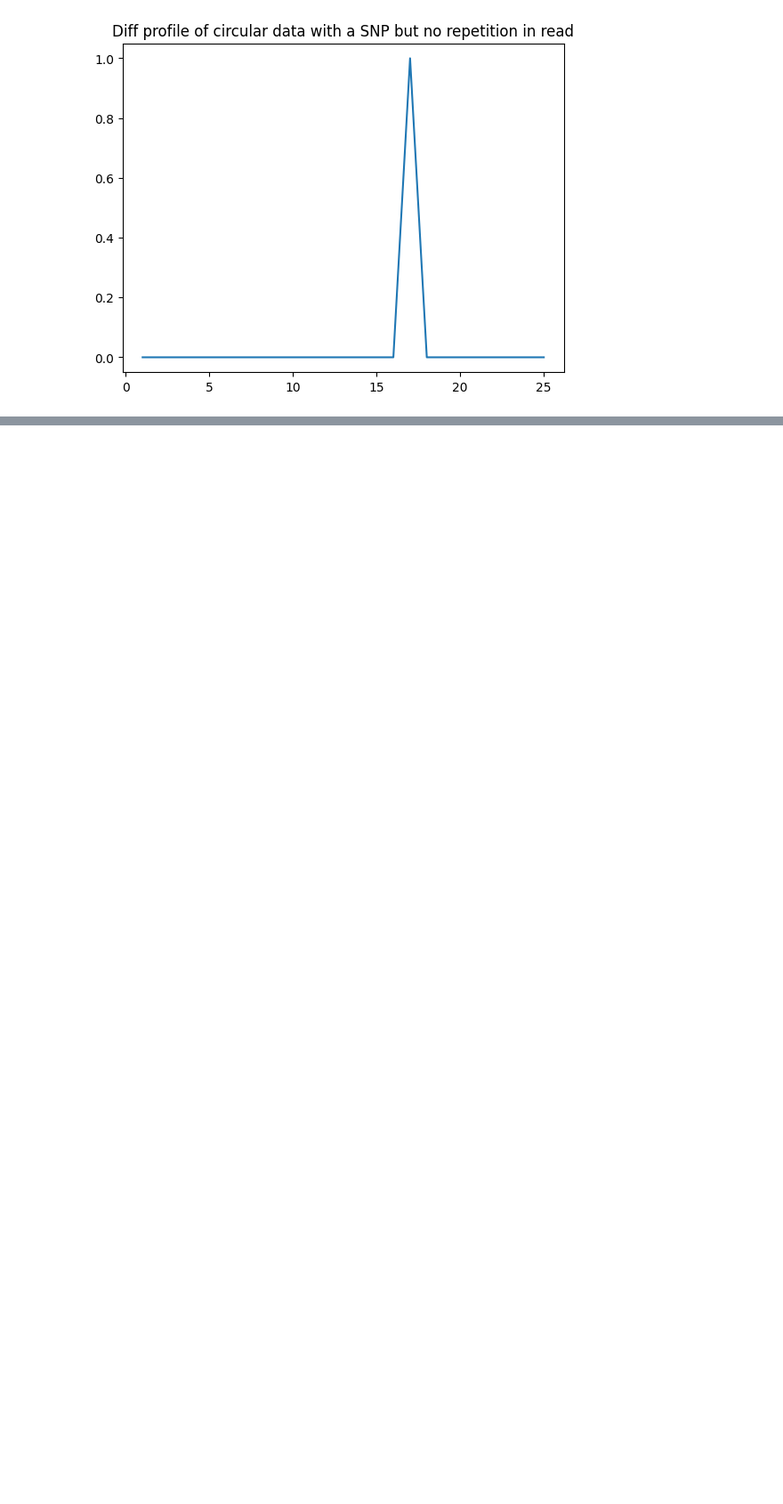
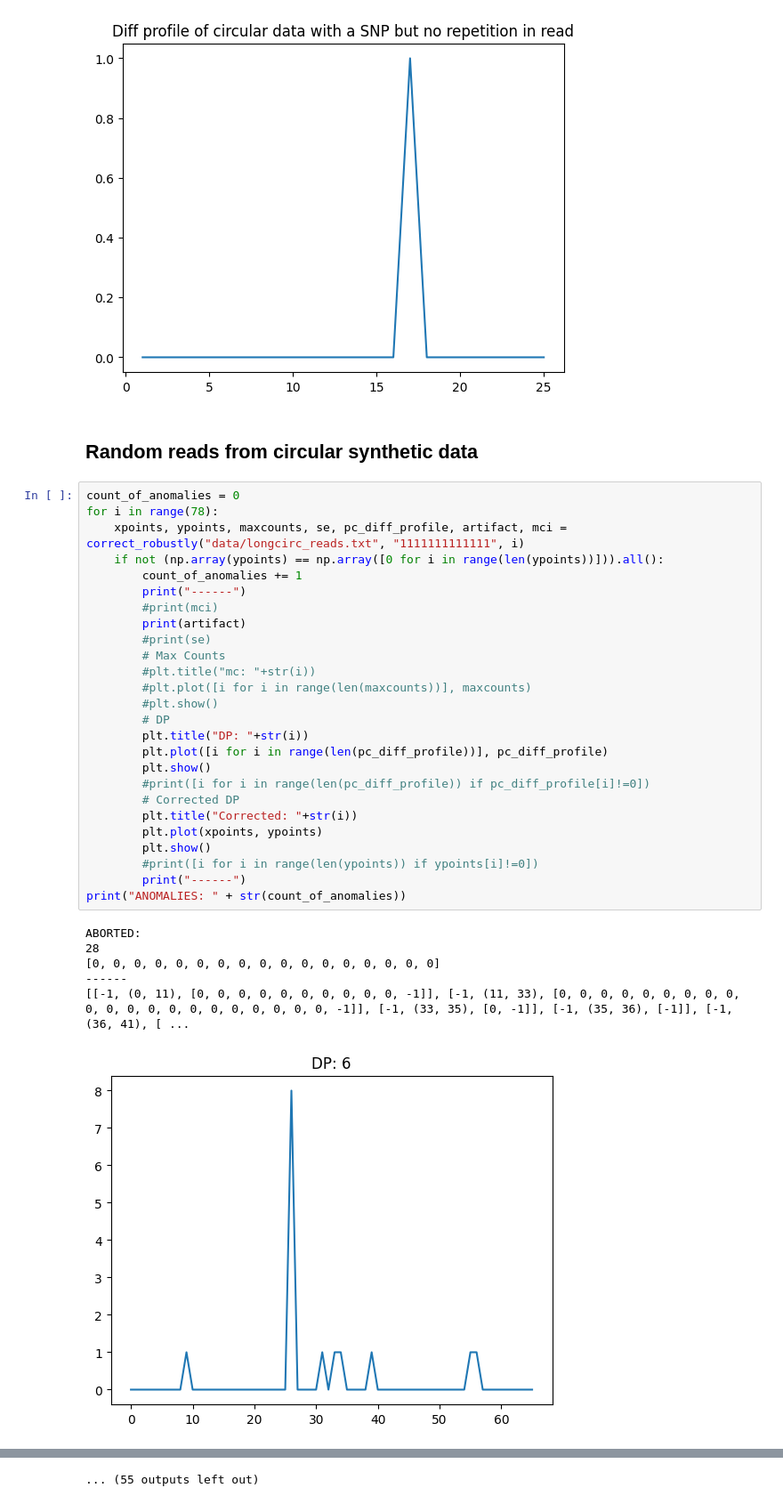
Before and after one commit to davidsmts/Overlapss, a Jupyter notebook: TestCircular.ipynb, the cells around one changed output, grey strips where cells are left out. Shown at 89% size. Drawn from its saved outputs; the diff is of its cells as text; blank space fills up the shorter version.

Commit message:
- Added test for circular data

```diff
--- a/TestCircular.ipynb
+++ b/TestCircular.ipynb
@@ -28,3 +28,38 @@ ABORTED:
 [[1, (0, 7), [0, 0, 0, 0, 0, 0, 1]], [-2, (7, 21), [0, 0, 0, 0, 0, 0, 0, 0, 0, 0, 0, 0, 0, -2]]]
 [figure]
 [figure]
+# %% [markdown]
+## Random reads from circular synthetic data
+# %%
+count_of_anomalies = 0
+for i in range(78):
+    xpoints, ypoints, maxcounts, se, pc_diff_profile, artifact, mci = correct_robustly("data/longcirc_reads.txt", "1111111111111", i)
+    if not (np.array(ypoints) == np.array([0 for i in range(len(ypoints))])).all():
+        count_of_anomalies += 1
+        print("------")
+        #print(mci)
+        print(artifact)
+        #print(se)
+        # Max Counts
+        #plt.title("mc: "+str(i))
+        #plt.plot([i for i in range(len(maxcounts))], maxcounts)
+        #plt.show()
+        # DP
+        plt.title("DP: "+str(i))
+        plt.plot([i for i in range(len(pc_diff_profile))], pc_diff_profile)
+        plt.show()
+        #print([i for i in range(len(pc_diff_profile)) if pc_diff_profile[i]!=0])
+        # Corrected DP
+        plt.title("Corrected: "+str(i))
+        plt.plot(xpoints, ypoints)
+        plt.show()
+        #print([i for i in range(len(ypoints)) if ypoints[i]!=0])
+        print("------")
+print("ANOMALIES: " + str(count_of_anomalies))
+# %% [output]
+ABORTED:
+28
+[0, 0, 0, 0, 0, 0, 0, 0, 0, 0, 0, 0, 0, 0, 0, 0, 0]
+------
+[[-1, (0, 11), [0, 0, 0, 0, 0, 0, 0, 0, 0, 0, -1]], [-1, (11, 33), [0, 0, 0, 0, 0, 0, 0, 0, 0, 0, 0, 0, 0, 0, 0, 0, 0, 0, 0, 0, 0, -1]], [-1, (33, 35), [0, -1]], [-1, (35, 36), [-1]], [-1, (36, 41), [ ...
+[figure, added]
@@ -30,0 +94 @@ ABORTED:
+... (55 outputs left out)
```
Also changed, not shown: parts of 1 cell of this notebook, 6 other files.
